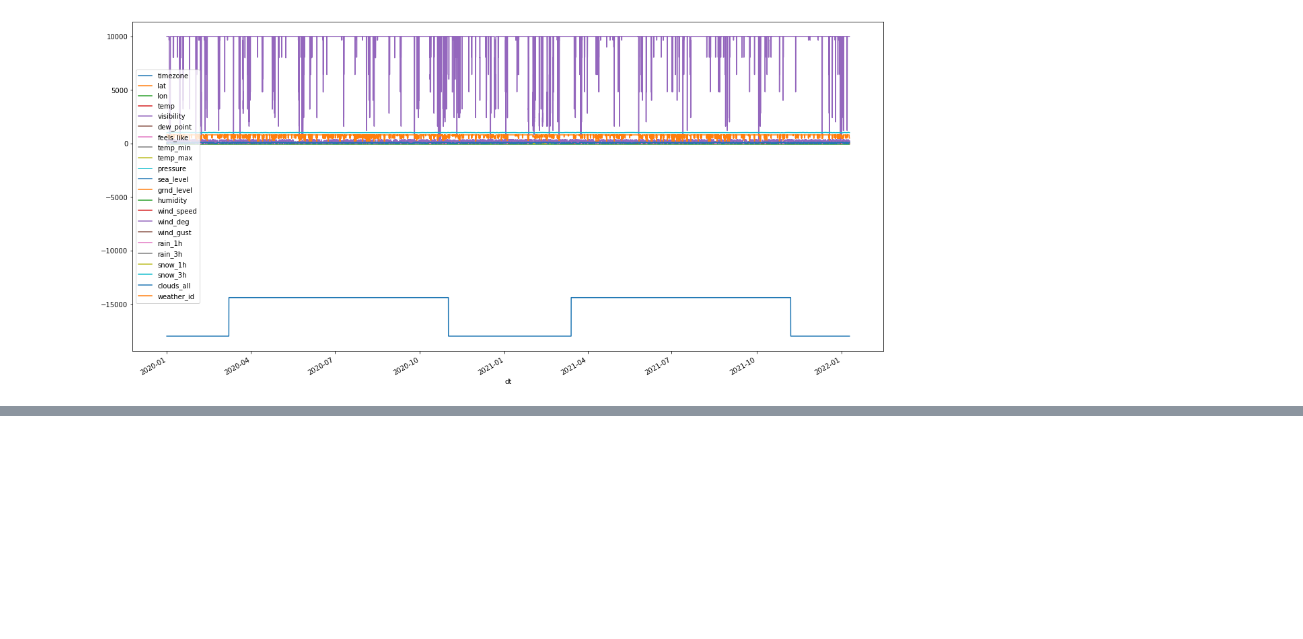
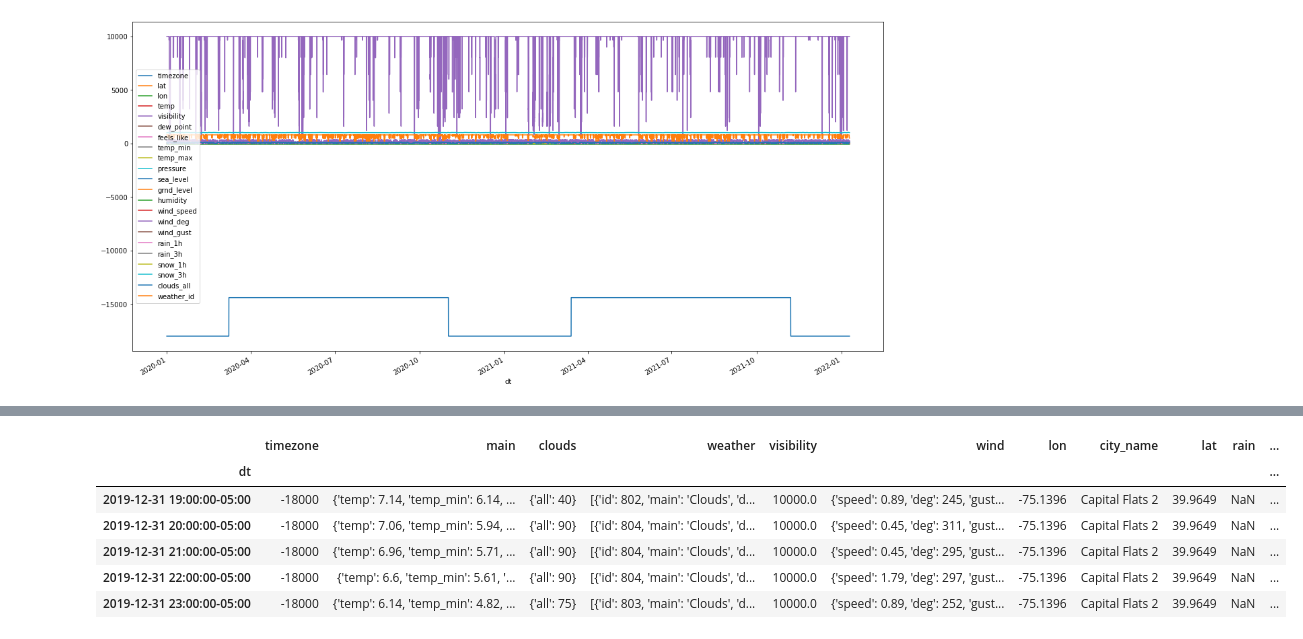
Before and after one commit to samsipe/amplify-microgrid-ai, a Jupyter notebook: notebooks/weather.ipynb, the cells around one changed output, grey strips where cells are left out. Cells and saved outputs as stored; diff of their text form; code cells hidden in the pictures; blank space fills up the shorter version.

```diff
--- a/notebooks/weather.ipynb
+++ b/notebooks/weather.ipynb
@@ -28,0 +55,23 @@ sns.heatmap(data.corr(), cmap='viridis'
+# %%
+json_data = pd.read_json('../data/CF2_Weather_2020-2022.json')
+
+json_data.dt = pd.to_datetime(json_data.dt, unit='s', utc=True, infer_datetime_format=True)
+
+# Set date as index
+json_data = json_data.set_index('dt')
+
+# Convert datetime to Eastern timezone
+json_data.index = json_data.index.tz_convert('US/Eastern')
+
+# Drop 2nd datetime column that's not needed
+json_data = json_data.drop('dt_iso', axis=1)
+# %%
+json_data.head()
+# %% [output]
+|  | timezone | main | clouds | weather | visibility | wind | lon | city_name | lat | rain | ... |
+| dt |  |  |  |  |  |  |  |  |  |  | ... |
+| 2019-12-31 19:00:00-05:00 | -18000 | {'temp': 7.14, 'temp_min': 6.14, ... | {'all': 40} | [{'id': 802, 'main': 'Clouds', 'd... | 10000.0 | {'speed': 0.89, 'deg': 245, 'gust... | -75.1396 | Capital Flats 2 | 39.9649 | NaN | ... |
+| 2019-12-31 20:00:00-05:00 | -18000 | {'temp': 7.06, 'temp_min': 5.94, ... | {'all': 90} | [{'id': 804, 'main': 'Clouds', 'd... | 10000.0 | {'speed': 0.45, 'deg': 311, 'gust... | -75.1396 | Capital Flats 2 | 39.9649 | NaN | ... |
+| 2019-12-31 21:00:00-05:00 | -18000 | {'temp': 6.96, 'temp_min': 5.71, ... | {'all': 90} | [{'id': 804, 'main': 'Clouds', 'd... | 10000.0 | {'speed': 0.45, 'deg': 295, 'gust... | -75.1396 | Capital Flats 2 | 39.9649 | NaN | ... |
+| 2019-12-31 22:00:00-05:00 | -18000 | {'temp': 6.6, 'temp_min': 5.61, '... | {'all': 90} | [{'id': 804, 'main': 'Clouds', 'd... | 10000.0 | {'speed': 1.79, 'deg': 297, 'gust... | -75.1396 | Capital Flats 2 | 39.9649 | NaN | ... |
+| 2019-12-31 23:00:00-05:00 | -18000 | {'temp': 6.14, 'temp_min': 4.82, ... | {'all': 75} | [{'id': 803, 'main': 'Clouds', 'd... | 10000.0 | {'speed': 0.89, 'deg': 252, 'gust... | -75.1396 | Capital Flats 2 | 39.9649 | NaN | ... |
```
Also changed, not shown: parts of 4 cells of this notebook.
